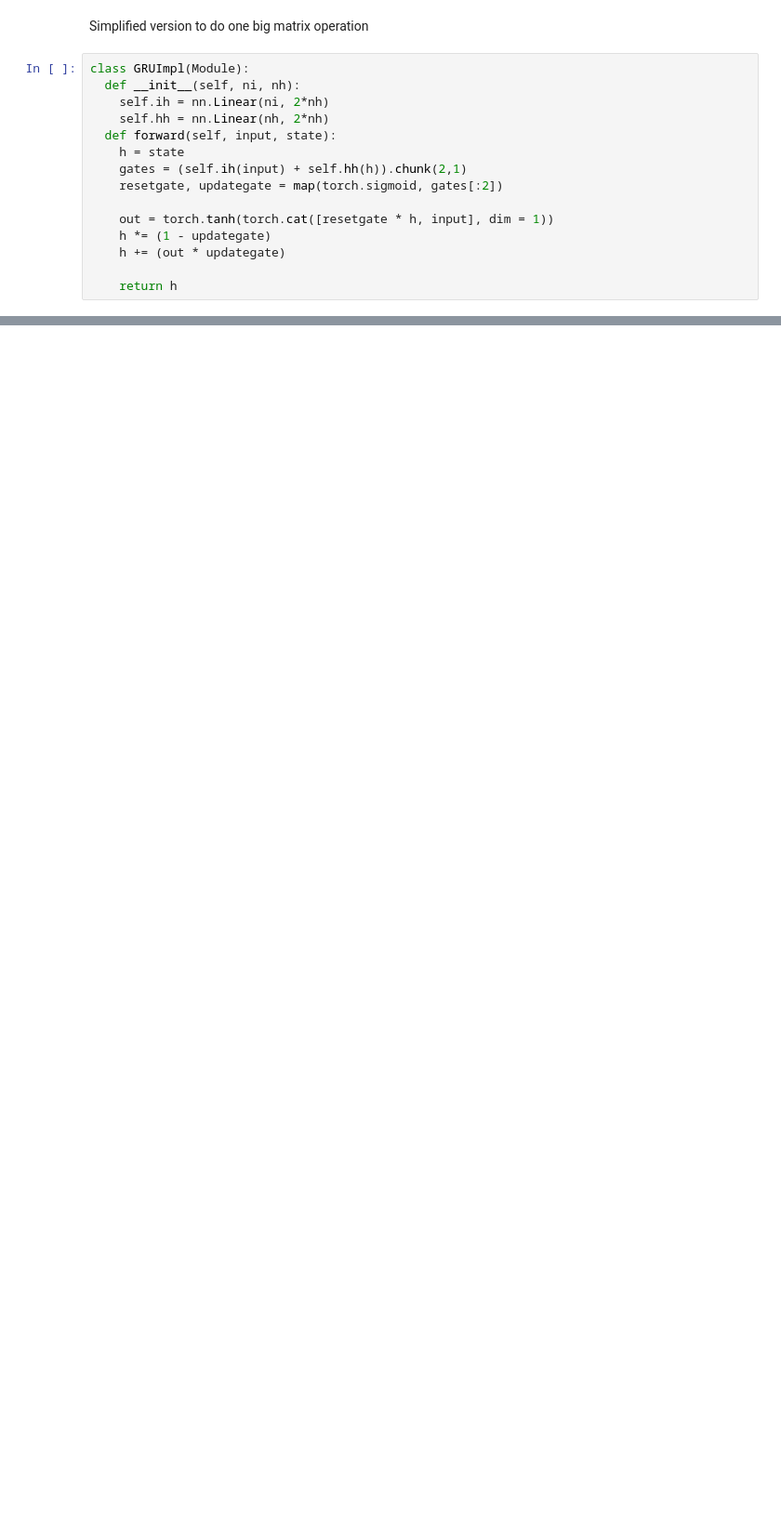
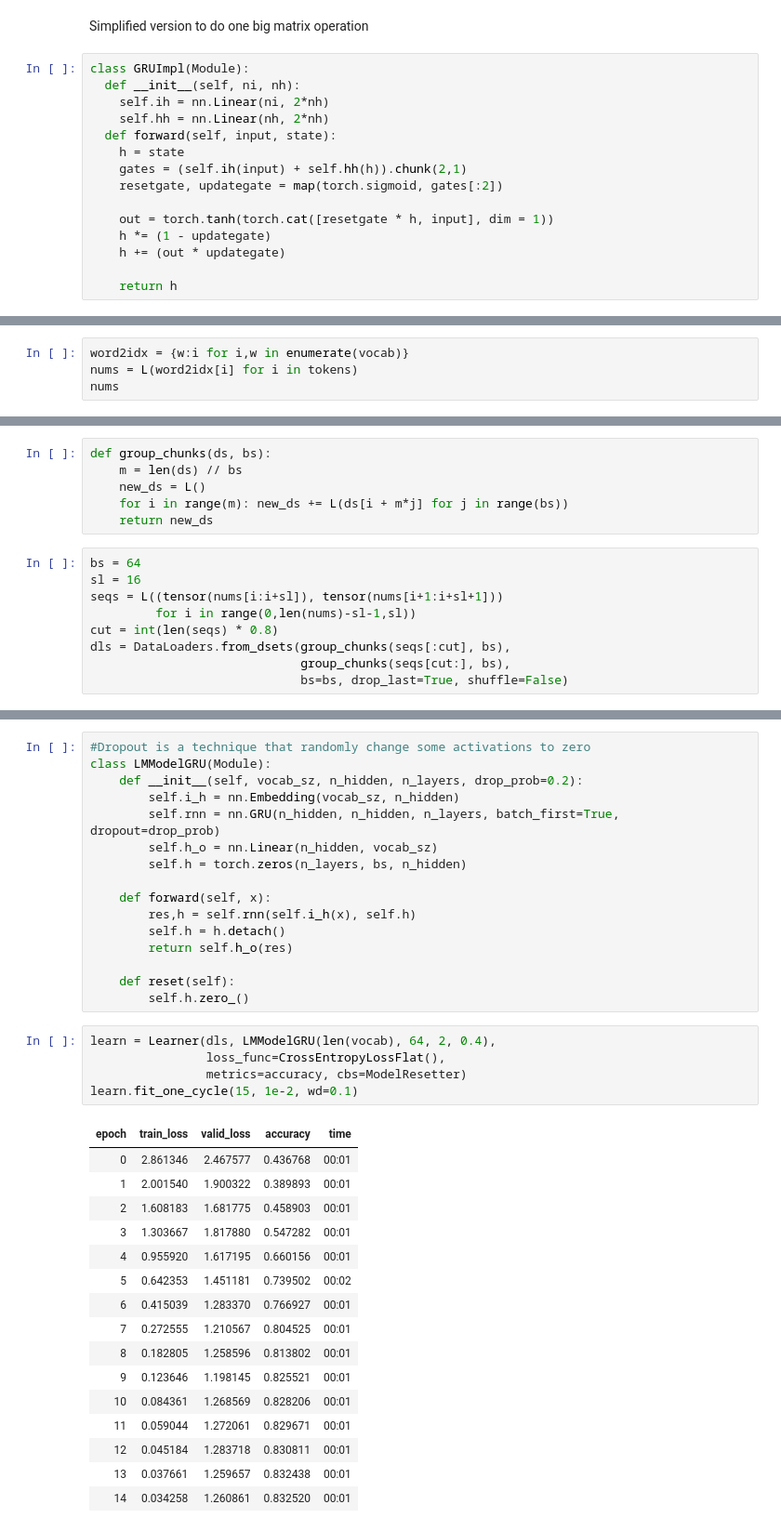
Before and after one commit to willystw/fastai-learning, a Jupyter notebook: gru-architecture/GRU_Architecture.ipynb, the cells around one changed output, grey strips where cells are left out. Shown at 93% size. Saved outputs shown, nothing was run; the diff lists cells and outputs as text; blank space fills up the shorter version.

```diff
--- a/gru-architecture/GRU_Architecture.ipynb
+++ b/gru-architecture/GRU_Architecture.ipynb
@@ -57,0 +109,4 @@ class GRUImpl(Module):
+# %%
+word2idx = {w:i for i,w in enumerate(vocab)}
+nums = L(word2idx[i] for i in tokens)
+nums
@@ -57,0 +120,15 @@ class GRUImpl(Module):
+# %%
+def group_chunks(ds, bs):
+    m = len(ds) // bs
+    new_ds = L()
+    for i in range(m): new_ds += L(ds[i + m*j] for j in range(bs))
+    return new_ds
+# %%
+bs = 64
+sl = 16
+seqs = L((tensor(nums[i:i+sl]), tensor(nums[i+1:i+sl+1]))
+         for i in range(0,len(nums)-sl-1,sl))
+cut = int(len(seqs) * 0.8)
+dls = DataLoaders.from_dsets(group_chunks(seqs[:cut], bs),
+                             group_chunks(seqs[cut:], bs),
+                             bs=bs, drop_last=True, shuffle=False)
@@ -57,0 +142,38 @@ class GRUImpl(Module):
+# %%
+#Dropout is a technique that randomly change some activations to zero
+class LMModelGRU(Module):
+    def __init__(self, vocab_sz, n_hidden, n_layers, drop_prob=0.2):
+        self.i_h = nn.Embedding(vocab_sz, n_hidden)
+        self.rnn = nn.GRU(n_hidden, n_hidden, n_layers, batch_first=True, dropout=drop_prob)
+        self.h_o = nn.Linear(n_hidden, vocab_sz)
+        self.h = torch.zeros(n_layers, bs, n_hidden)
+
+    def forward(self, x):
+        res,h = self.rnn(self.i_h(x), self.h)
+        self.h = h.detach()
+        return self.h_o(res)
+
+    def reset(self):
+        self.h.zero_()
+# %%
+learn = Learner(dls, LMModelGRU(len(vocab), 64, 2, 0.4),
+                loss_func=CrossEntropyLossFlat(),
+                metrics=accuracy, cbs=ModelResetter)
+learn.fit_one_cycle(15, 1e-2, wd=0.1)
+# %% [output]
+| epoch | train_loss | valid_loss | accuracy | time |
+| 0 | 2.861346 | 2.467577 | 0.436768 | 00:01 |
+| 1 | 2.001540 | 1.900322 | 0.389893 | 00:01 |
+| 2 | 1.608183 | 1.681775 | 0.458903 | 00:01 |
+| 3 | 1.303667 | 1.817880 | 0.547282 | 00:01 |
+| 4 | 0.955920 | 1.617195 | 0.660156 | 00:01 |
+| 5 | 0.642353 | 1.451181 | 0.739502 | 00:02 |
+| 6 | 0.415039 | 1.283370 | 0.766927 | 00:01 |
+| 7 | 0.272555 | 1.210567 | 0.804525 | 00:01 |
+| 8 | 0.182805 | 1.258596 | 0.813802 | 00:01 |
+| 9 | 0.123646 | 1.198145 | 0.825521 | 00:01 |
+| 10 | 0.084361 | 1.268569 | 0.828206 | 00:01 |
+| 11 | 0.059044 | 1.272061 | 0.829671 | 00:01 |
+| 12 | 0.045184 | 1.283718 | 0.830811 | 00:01 |
+| 13 | 0.037661 | 1.259657 | 0.832438 | 00:01 |
+| 14 | 0.034258 | 1.260861 | 0.832520 | 00:01 |
```
Also changed, not shown: parts of 18 cells of this notebook.
